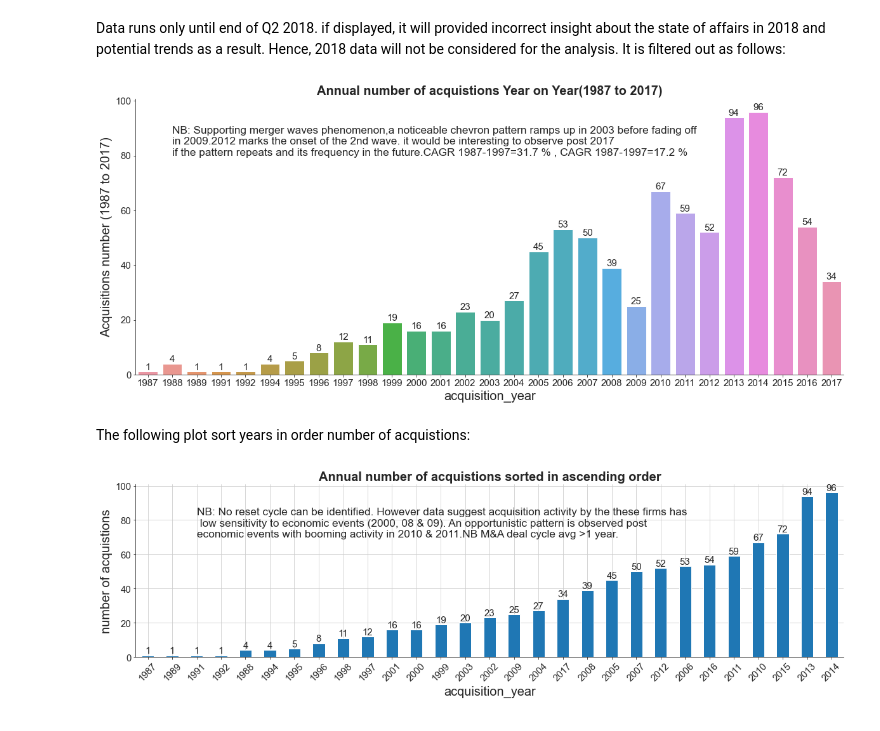
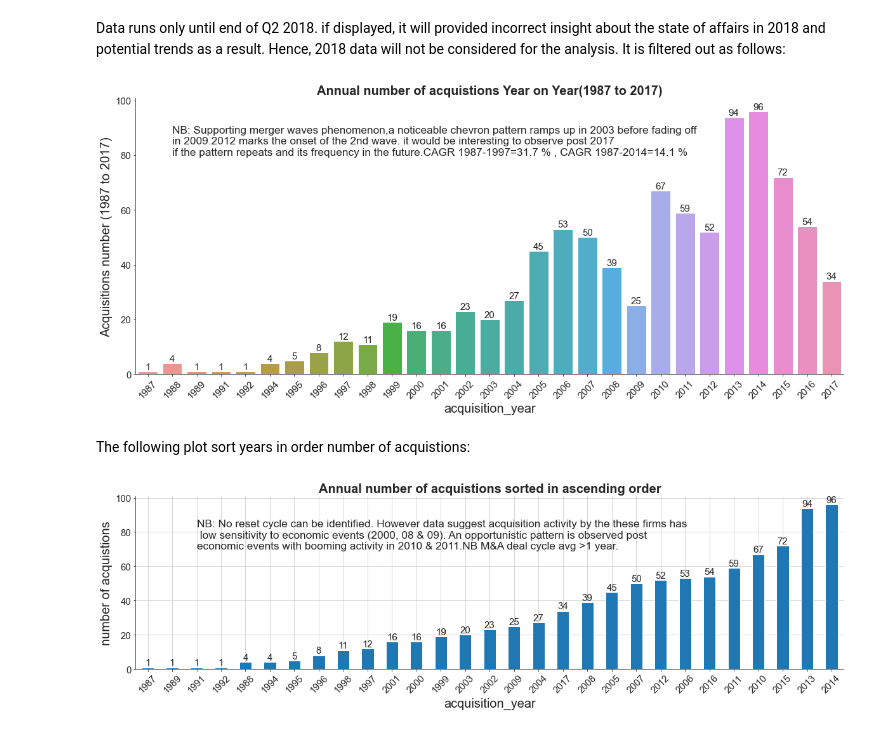
Before and after one commit to aelarabi/week5_-MnA_Big_Tech-project, a Jupyter notebook: EDA_mergersandacquistions_dataset_final_submission.ipynb, the cells around one changed output. Cells and saved outputs as stored; diff of their text form; code cells hidden in the pictures.

```diff
--- a/EDA_mergersandacquistions_dataset_final_submission.ipynb
+++ b/EDA_mergersandacquistions_dataset_final_submission.ipynb
@@ -506,23 +506,24 @@ data=data[data['acquisition_year']!=2018]
 # %%
 plt.figure(figsize = (20,8))
 ax=sns.countplot(x='acquisition_year',data=data)
 plt.title("Annual number of acquistions Year on Year(1987 to 2017)",fontsize=20, fontweight="bold")
 plt.xlabel('acquisition_year', fontsize=20)
 plt.ylabel("Acquisitions number (1987 to 2017)", fontsize=20)
 sns.despine()
 plt.rc('xtick',labelsize=15)
 plt.rc('ytick',labelsize=15)
 sns.set_style("ticks")
+plt.xticks(rotation=45)
 text = ('NB: Supporting merger waves phenomenon,a noticeable chevron pattern ramps up in 2003 before fading off'
         + '\n' + 'in 2009.2012 marks the onset of the 2nd wave. it would be interesting to observe post 2017' +
-        '\n' + 'if the pattern repeats and its frequency in the future.CAGR 1987-1997=31.7 % , CAGR 1987-1997=17.2 %' )
+        '\n' + 'if the pattern repeats and its frequency in the future.CAGR 1987-1997=31.7 % , CAGR 1987-2014=14.1 %' )
 plt.text(x=1, y=80, s=text, size='xx-large')
 for container in ax.containers:
     ax.bar_label(container,fontsize=15);
 # %% [output]
-[figure, old version]
+[figure, new version]
-# %% [markdown]
-The following plot sort years in order number of acquistions:
+# %% [markdown]
+The following plot sort years in order number of acquistions:
 # %%
 plt.figure(figsize = (20,5))
 ax=data['acquisition_year'].value_counts(sort = True,ascending=True).plot.bar(grid = True)
```
Also changed, not shown: parts of 103 cells of this notebook.
